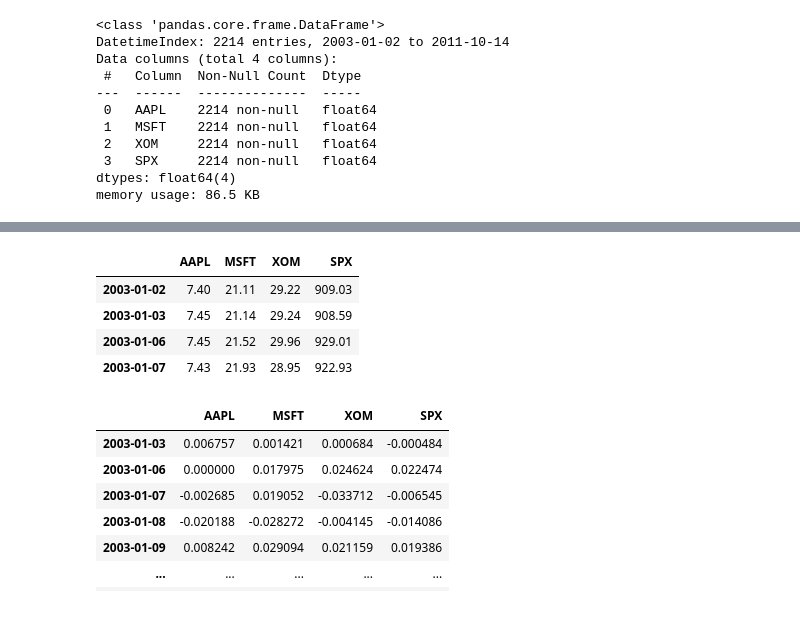
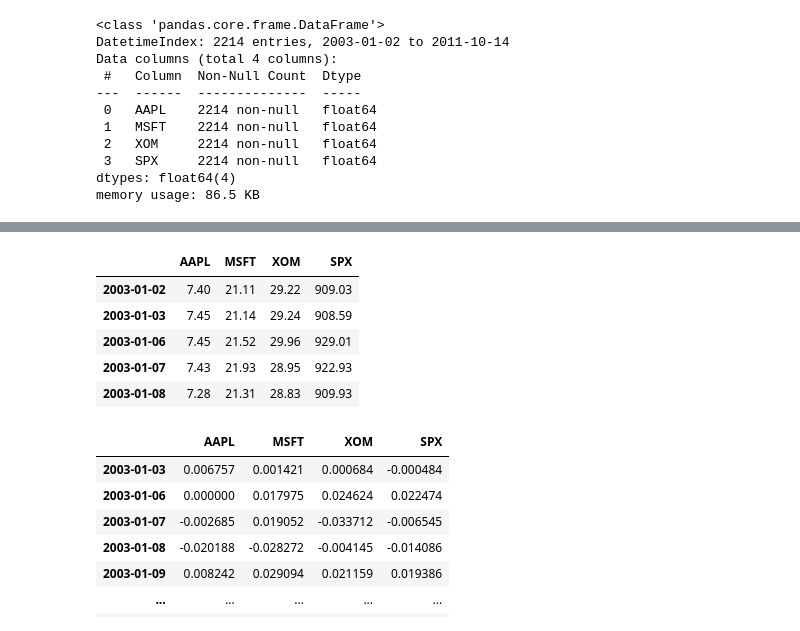
Before and after one commit to Kamarul891212/STQD6014_Data_Science_P132829, a Jupyter notebook: P132829_Week12_DataAggregation_20231227_WC.ipynb, the cells around one changed output, grey strips where cells are left out. Saved outputs shown, nothing was run; the diff lists cells and outputs as text; code cells hidden in the pictures.

```diff
--- a/P132829_Week12_DataAggregation_20231227_WC.ipynb
+++ b/P132829_Week12_DataAggregation_20231227_WC.ipynb
@@ -403,6 +1071,8 @@ dtype: float64
 # end-of-day prices for a Apple, Microsoft, ExxonMobil and the S&P 500 index
 # parse_dates=True -> parse any columns that look like dates into datetime objects
 # index_col=0 -> specifies which column from the CSV file should be used as the index
+close_px = pd.read_csv('https://bit.ly/3vuuejJ', parse_dates=True, index_col=0)
+close_px.info()
 # %% [output]
 <class 'pandas.core.frame.DataFrame'>
 DatetimeIndex: 2214 entries, 2003-01-02 to 2011-10-14
@@ -418,11 +1098,13 @@ memory usage: 86.5 KB
 # %%
 # Display top few rows
+close_px.head()
 # %% [output]
 |  | AAPL | MSFT | XOM | SPX |
 | 2003-01-02 | 7.40 | 21.11 | 29.22 | 909.03 |
 | 2003-01-03 | 7.45 | 21.14 | 29.24 | 908.59 |
 | 2003-01-06 | 7.45 | 21.52 | 29.96 | 929.01 |
 | 2003-01-07 | 7.43 | 21.93 | 28.95 | 922.93 |
+| 2003-01-08 | 7.28 | 21.31 | 28.83 | 909.93 |
 # %%
 # Define a custom spx_corr function
 # pair-wise correlation of each column with the "SPX" column
```
Also changed, not shown: parts of 90 cells of this notebook.
